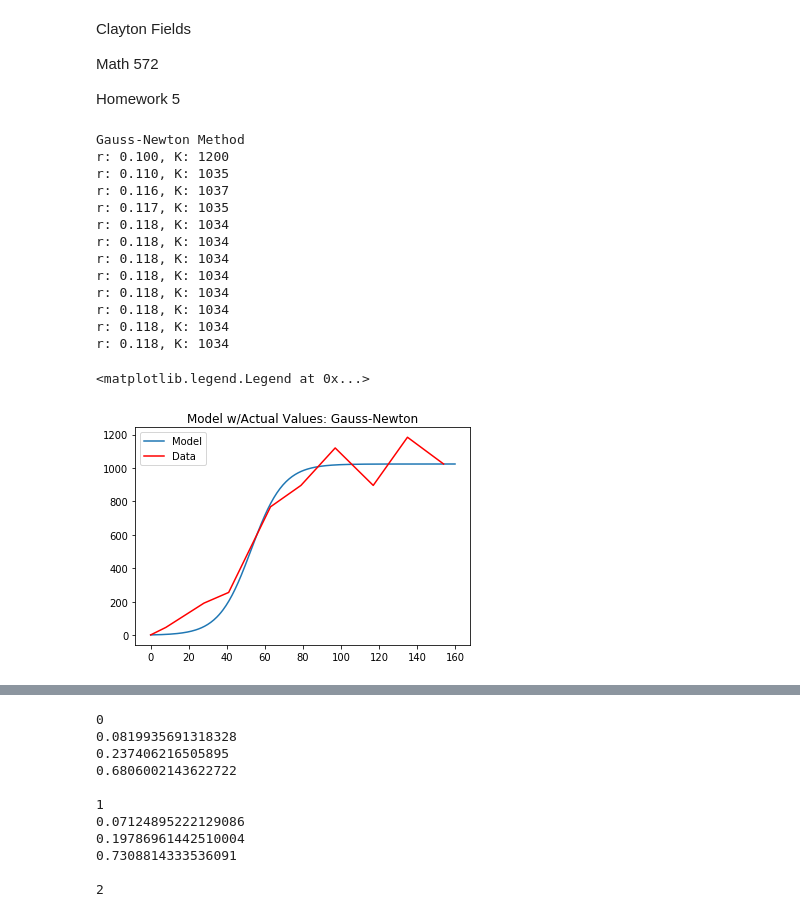
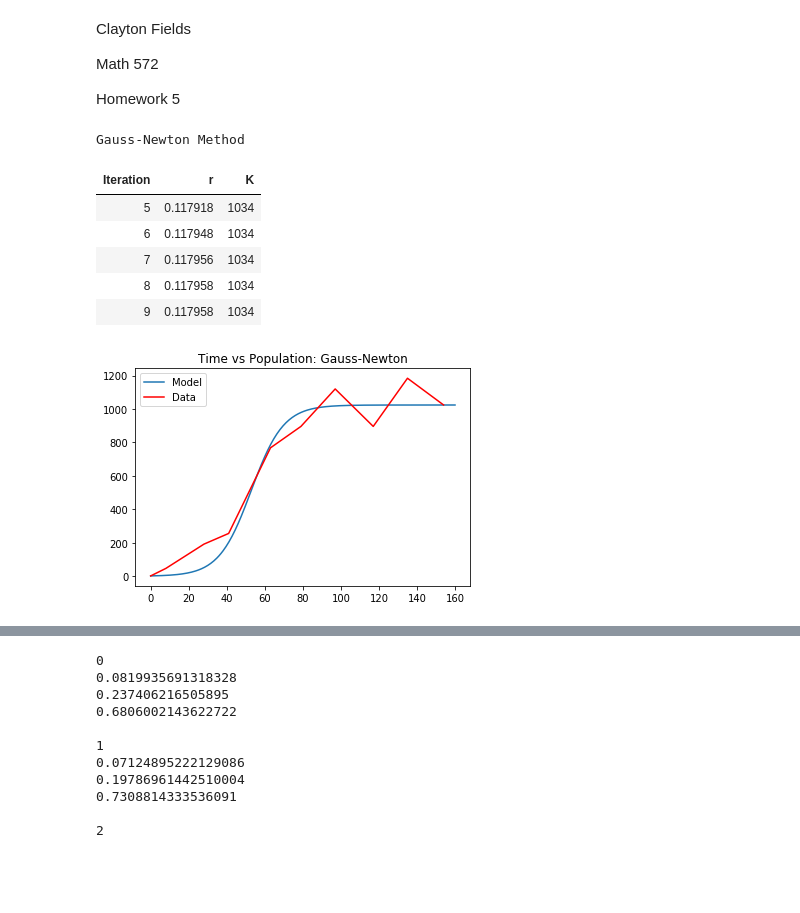
Before and after one commit to claytonfields/Math572, a Jupyter notebook: Fields_HW05.ipynb, the cells around one changed output, grey strips where cells are left out. Saved outputs shown, nothing was run; the diff lists cells and outputs as text; code cells hidden in the pictures; blank space fills up the shorter version.

```diff
--- a/Fields_HW05.ipynb
+++ b/Fields_HW05.ipynb
@@ -71,60 +72,43 @@ def L_rk(N,N_0,K,r,t):
 # %%
-data = pd.read_csv('flourbeetles.dat', sep=" ")
-t = data['days'].to_numpy()
-N = data['beetles'].to_numpy()
-
-
+"""
+Problem 1: From problem 2.6
+Part A
+"""
 N_0=N[0]
 K = 1200
 r = .1
 theta = [r,K]
 
-
 A = np.hstack((dNdr(N_0,K,r,t),dNdK(N_0,K,r,t)))
 x = N-N_t(N_0,K,r,t)
-
-maxiter = 12
+ls = [[0,r,K]]
+maxiter = 10
 
 #Implement Gauss Newton Method
 print('Gauss-Newton Method')
 for i in range(maxiter):
-    print("r: %.3f, K: %d" %(theta[0],np.round(theta[1])))
+#     print("r: %.3f, K: %d" %(theta[0],np.round(theta[1])))
     theta = theta+inv(A.T@A)@(A.T@x)
     A = np.hstack((dNdr(N_0,theta[1],theta[0],t),dNdK(N_0,theta[1],theta[0],t)))
     x = N-N_t(N_0,theta[1],theta[0],t)
-
-t = data['days'].to_numpy()
-N = data['beetles'].to_numpy()
-
-
-N_0=N[0]
-K = 1200
-r = .3
-theta = [r,K]
-maxiter = 20
-
-grad = np.array([dLdr(N,N_0,K,r,t),dLdK(N,N_0,K,r,t)])
-H = np.array([[L_rr(N,N_0,K,r,t),L_rk(N,N_0,K,r,t)],[L_rk(N,N_0,K,r,t),L_kk(N,N_0,K,r,t)]])
-
+    ls.append([i+1,theta[0],np.round(theta[1])])
 
 domain = np.linspace(0,160,300)
 plt.plot(domain,N_t(N_0,1024,.118,domain))
 plt.plot(t,N,'r-')
-plt.title('Model w/Actual Values: Gauss-Newton')
+plt.title('Time vs Population: Gauss-Newton')
 plt.legend(('Model','Data'))
+
+df = pd.DataFrame(ls[5:-1], columns = ['Iteration','r','K'])
+df = df.style.hide_index()
+df = df.set_table_styles([dict(selector='th', props=[('text-align', 'center')])])
+df
 # %% [output]
 Gauss-Newton Method
-r: 0.100, K: 1200
-r: 0.110, K: 1035
-r: 0.116, K: 1037
-r: 0.117, K: 1035
-r: 0.118, K: 1034
-r: 0.118, K: 1034
-r: 0.118, K: 1034
-r: 0.118, K: 1034
-r: 0.118, K: 1034
-r: 0.118, K: 1034
-r: 0.118, K: 1034
-r: 0.118, K: 1034
-<matplotlib.legend.Legend at 0x...>
+| Iteration | r | K |
+| 5 | 0.117918 | 1034 |
+| 6 | 0.117948 | 1034 |
+| 7 | 0.117956 | 1034 |
+| 8 | 0.117958 | 1034 |
+| 9 | 0.117958 | 1034 |
-[figure, old version]
+[figure, new version]
```
Also changed, not shown: parts of 4 cells of this notebook.
